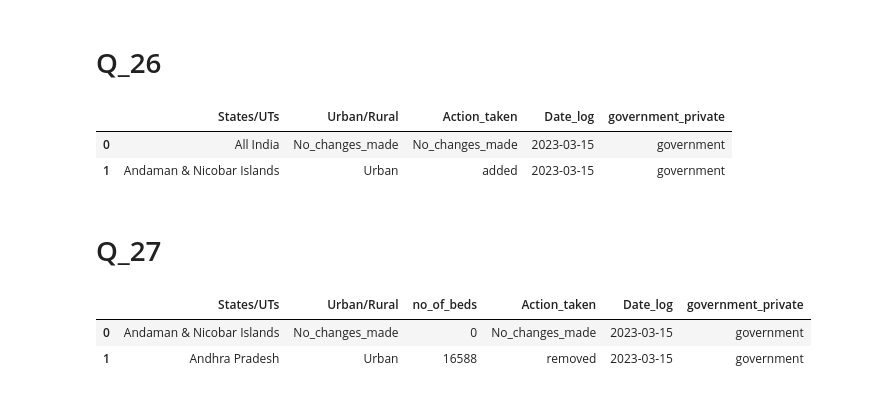
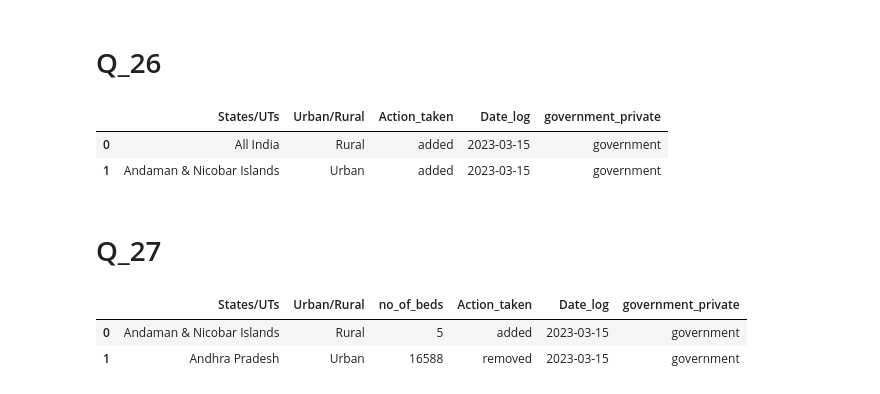
Before and after one commit to mssaran-futurense/Pandas_MySQL_project, a Jupyter notebook: Project_final.ipynb, the cells around one changed output. Saved outputs shown, nothing was run; the diff lists cells and outputs as text; code cells hidden in the pictures.

```diff
--- a/Project_final.ipynb
+++ b/Project_final.ipynb
@@ -3862,13 +3860,7 @@ BEGIN
         SET urban_rural = 'Rural';
 		SET added_removed = 'added';
 
-    ELSE
-		SET urban_rural = 'No_changes_made';
-		SET added_removed = 'No_changes_made';
-
-    END IF;
-
-	IF OLD.Urban_Government_Hospitals > NEW.Urban_Government_Hospitals
+	ELSEIF OLD.Urban_Government_Hospitals > NEW.Urban_Government_Hospitals
     THEN SET urban_rural = 'Urban';
 		 SET added_removed = 'removed';
 
@@ -3920,7 +3912,7 @@ df_hosp_log = pd.DataFrame(x)
 df_hosp_log
 # %% [output]
 |  | States/UTs | Urban/Rural | Action_taken | Date_log | government_private |
-| 0 | All India | No_changes_made | No_changes_made | 2023-03-15 | government |
+| 0 | All India | Rural | added | 2023-03-15 | government |
 | 1 | Andaman & Nicobar Islands | Urban | added | 2023-03-15 | government |
 # %% [markdown]
 # Q_27
@@ -3959,14 +3951,7 @@ BEGIN
         SET added_removed = 'removed';
         SET no_of_beds = OLD.`Rural hospitals_Beds` - NEW.`Rural hospitals_Beds`;
 
-    ELSE
-        SET urban_rural = 'No_changes_made';
-        SET added_removed = 'No_changes_made';
-        SET no_of_beds = 0;
-
-    END IF;
-
-    IF NEW.`Urban hospitals_Beds` > OLD.`Urban hospitals_Beds`
+    ELSEIF NEW.`Urban hospitals_Beds` > OLD.`Urban hospitals_Beds`
     THEN
         SET urban_rural = 'Urban';
         SET added_removed = 'added';
@@ -3997,34 +3982,34 @@ BEGIN
 
 END;
 """
 
 change_1 = """
 UPDATE govt_hospitals
 SET `Rural hospitals_Beds` = 580
 WHERE `States/UTs` = 'Andaman & Nicobar Islands';
 """
 
 change_2 = """
 UPDATE govt_hospitals
 SET `Urban hospitals_Beds` = 70
 WHERE `States/UTs` = 'Andhra Pradesh';
 """
 
 engine = sqlal.create_engine('mysql+pymysql://root:Mysql123@localhost:3306/check_final')
 
 with engine.connect() as conn:
     conn.execute(sqlal.text(create_hosp_log))
     conn.execute(sqlal.text(trigger_q_27))
     conn.execute(sqlal.text(change_1))
     conn.execute(sqlal.text(change_2))
     hosp_log = conn.execute(sqlal.text('select * from hospital_count_no_log'))
 
 x = hosp_log.fetchall()
 df_hosp_log = pd.DataFrame(x)
 df_hosp_log
 # %% [output]
 |  | States/UTs | Urban/Rural | no_of_beds | Action_taken | Date_log | government_private |
-| 0 | Andaman & Nicobar Islands | No_changes_made | 0 | No_changes_made | 2023-03-15 | government |
+| 0 | Andaman & Nicobar Islands | Rural | 5 | added | 2023-03-15 | government |
 | 1 | Andhra Pradesh | Urban | 16588 | removed | 2023-03-15 | government |
 # %%
 end = time.time()
```
Also changed, not shown: parts of 3 cells of this notebook.
